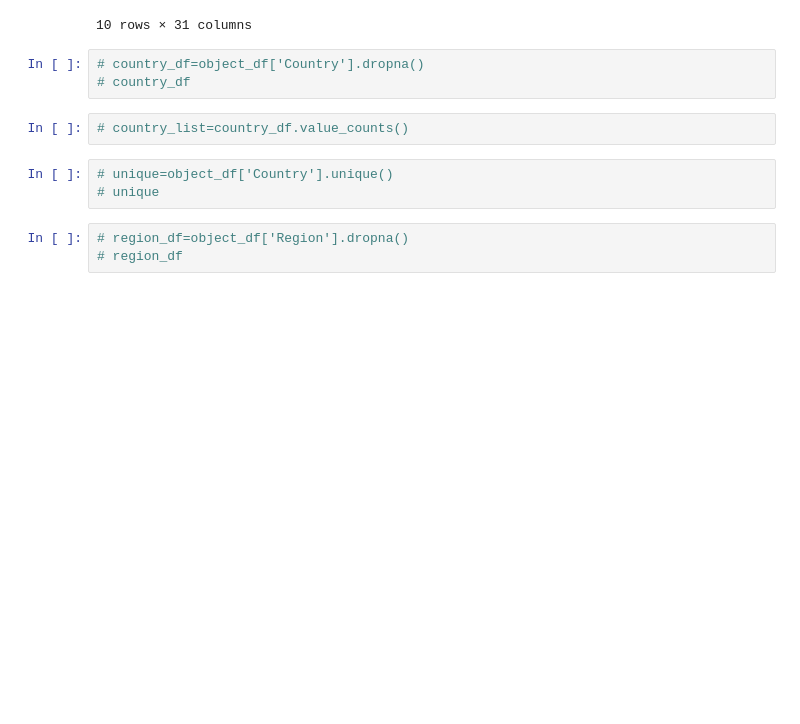
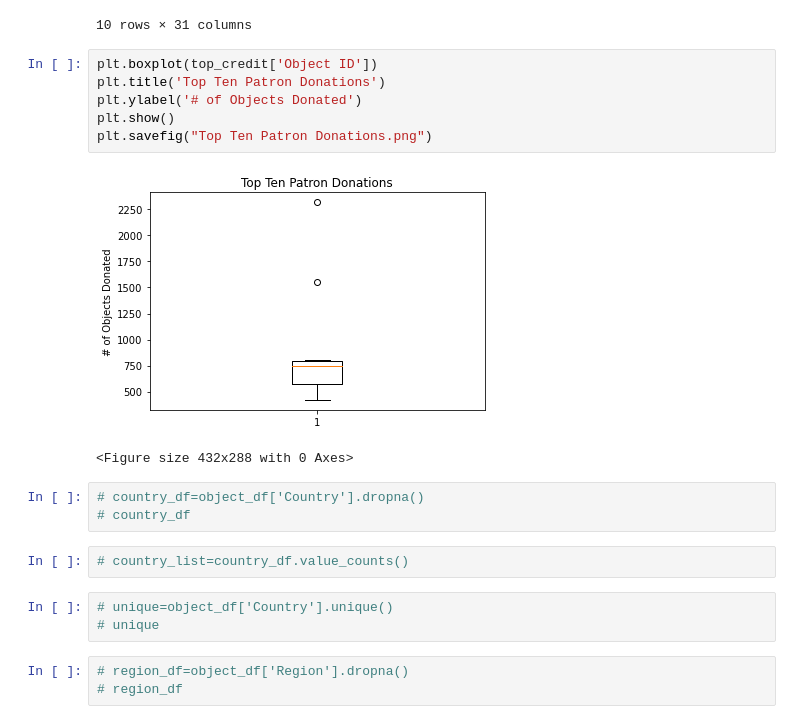
Before and after one commit to bjwlknsn/TheMetTeamProject, a Jupyter notebook: csv_review_data3.ipynb, the cells around one changed output. Cells and saved outputs as stored; diff of their text form; blank space fills up the shorter version.

Commit message:
added box plot

```diff
--- a/csv_review_data3.ipynb
+++ b/csv_review_data3.ipynb
@@ -543,6 +543,15 @@ top_credit
 | Rogers Fund, 1925 | 571 | 571 | 571 | 571 | 571 | 571 | 571 | ... |
 | Bequest of Alphonso T. Clearwater... | 420 | 420 | 420 | 420 | 420 | 420 | 420 | ... |
 10 rows × 31 columns
+# %%
+plt.boxplot(top_credit['Object ID'])
+plt.title('Top Ten Patron Donations')
+plt.ylabel('# of Objects Donated')
+plt.show()
+plt.savefig("Top Ten Patron Donations.png")
+# %% [output]
+[figure, added]
+<Figure size 432x288 with 0 Axes>
 # %%
 # country_df=object_df['Country'].dropna()
 # country_df
```
Also changed, not shown: parts of 4 cells of this notebook, 4 other files.
